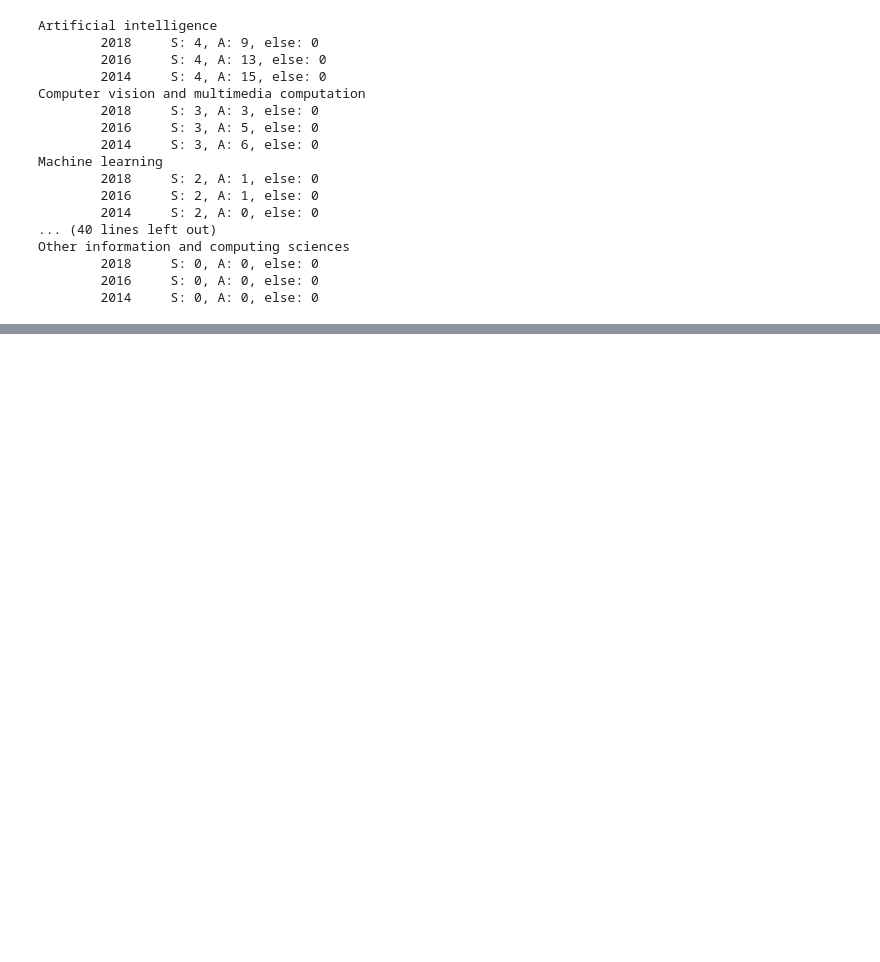
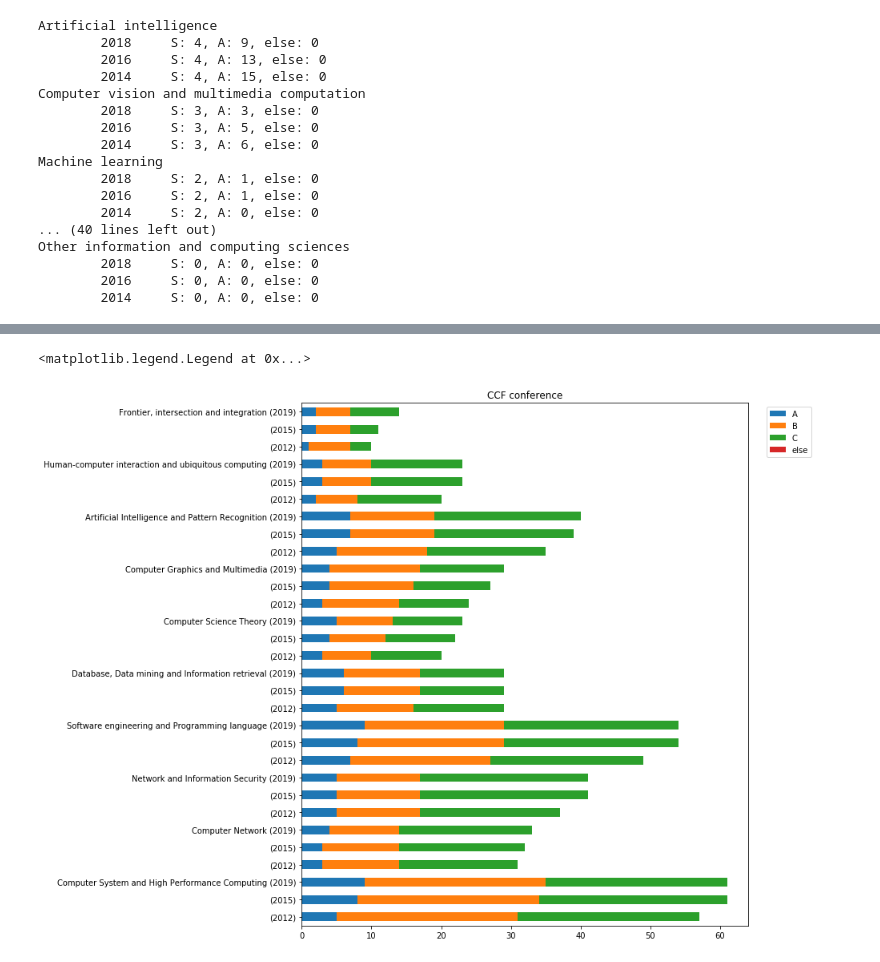
Before and after one commit to shinminjeong/moneymatters, a Jupyter notebook: scripts/CORE History.ipynb, the cells around one changed output, grey strips where cells are left out. Saved outputs shown, nothing was run; the diff lists cells and outputs as text; code cells hidden in the pictures; blank space fills up the shorter version.

```diff
--- a/scripts/CORE History.ipynb
+++ b/scripts/CORE History.ipynb
@@ -436,0 +395,10 @@ Other information and computing sciences
+# %%
+# CCF Ranking changes by field of research
+for k, v in CCF_FoR.items():
+    conf = ccf_df.loc[ccf_df["FoR1"] == v]["Acronym"].tolist()
+    filtereddf = ccf_df.loc[ccf_df["Acronym"].isin(conf)]
+    print(v)
+    for y in [2019, 2015, 2012]:
+        values = filtereddf.loc[filtereddf["Year"] == y][["Rank"]].values
+        cc = Counter([r[0] for r in values])
+        print("\t{} \t A: {}, B: {}, C: {}, else: {}".format(y, cc["A"], cc["B"], cc["C"], len(values)-cc["A"]-cc["B"]-cc["C"]))
@@ -436,0 +423,28 @@ Other information and computing sciences
+# %%
+s_years = [2012, 2015, 2019]
+data = { "A": [], "B": [], "C": [], "else": [] }
+new_index = []
+
+for k, v in CCF_FoR.items():
+    for y in s_years:
+        if y == 2019:
+            new_index.append("{} ({})".format(v, y))
+        else:
+            new_index.append("({})".format(y))
+        conf = ccf_df.loc[ccf_df["FoR1"] == v]["Acronym"].tolist()
+        filtereddf = ccf_df.loc[ccf_df["Acronym"].isin(conf)]
+        values = filtereddf.loc[filtereddf["Year"] == y][["Rank"]].values
+        cc = Counter([r[0] for r in values])
+        data["A"].append(cc["A"])
+        data["B"].append(cc["B"])
+        data["C"].append(cc["C"])
+        data["else"].append(len(values)-cc["A"]-cc["B"]-cc["C"])
+
+plot_df = pd.DataFrame(data, index=new_index)
+ax = plot_df.plot.barh(stacked=True);
+ax.figure.set_size_inches(10,12)
+ax.set_title("CCF conference")
+ax.legend(bbox_to_anchor=(1.15, 1.0))
+# %% [output]
+<matplotlib.legend.Legend at 0x...>
+[figure, added]
```
Also changed, not shown: parts of 19 cells of this notebook, 7 other files.
